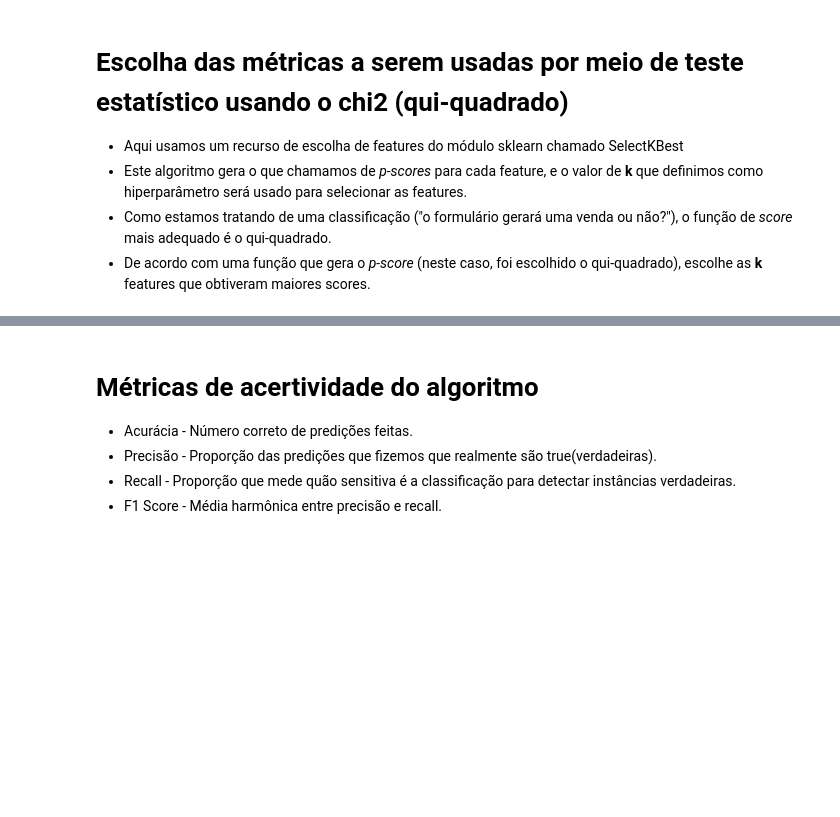
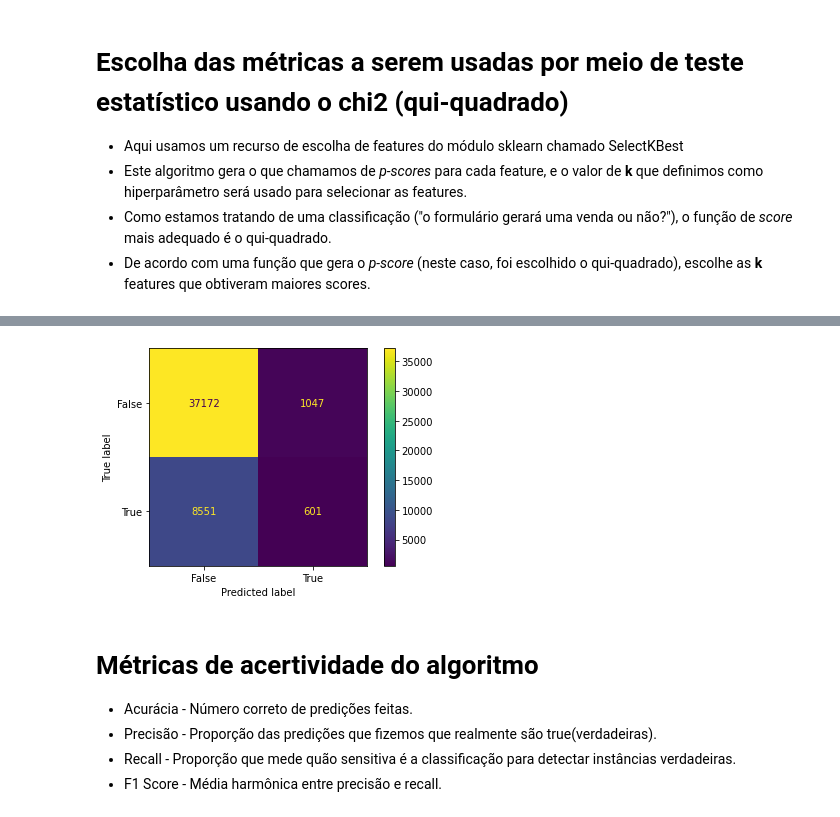
Before and after one commit to samuel0711/Desafio, a Jupyter notebook: desafio.ipynb, the cells around one changed output, grey strips where cells are left out. Cells and saved outputs as stored; diff of their text form; code cells hidden in the pictures; blank space fills up the shorter version.

```diff
--- a/desafio.ipynb
+++ b/desafio.ipynb
@@ -304,3 +367,21 @@ plt.show()
+# %%
+from sklearn.naive_bayes import GaussianNB
+
+from sklearn import metrics
+
+lr = GaussianNB()
+
+lr.fit(x_train_selected, y_train)
+predicts = lr.predict(x_test_selected)
+
+confusion_matrix = metrics.confusion_matrix(y_test, predicts)
+
+cm = ConfusionMatrixDisplay(confusion_matrix = confusion_matrix, display_labels = [False, True])
+
+cm.plot()
+plt.show()
+# %% [output]
+[figure, added]
 # %% [markdown]
 # Métricas de acertividade do algoritmo
 *   Acurácia - Número correto de predições feitas.
```
Also changed, not shown: parts of 11 cells of this notebook.
